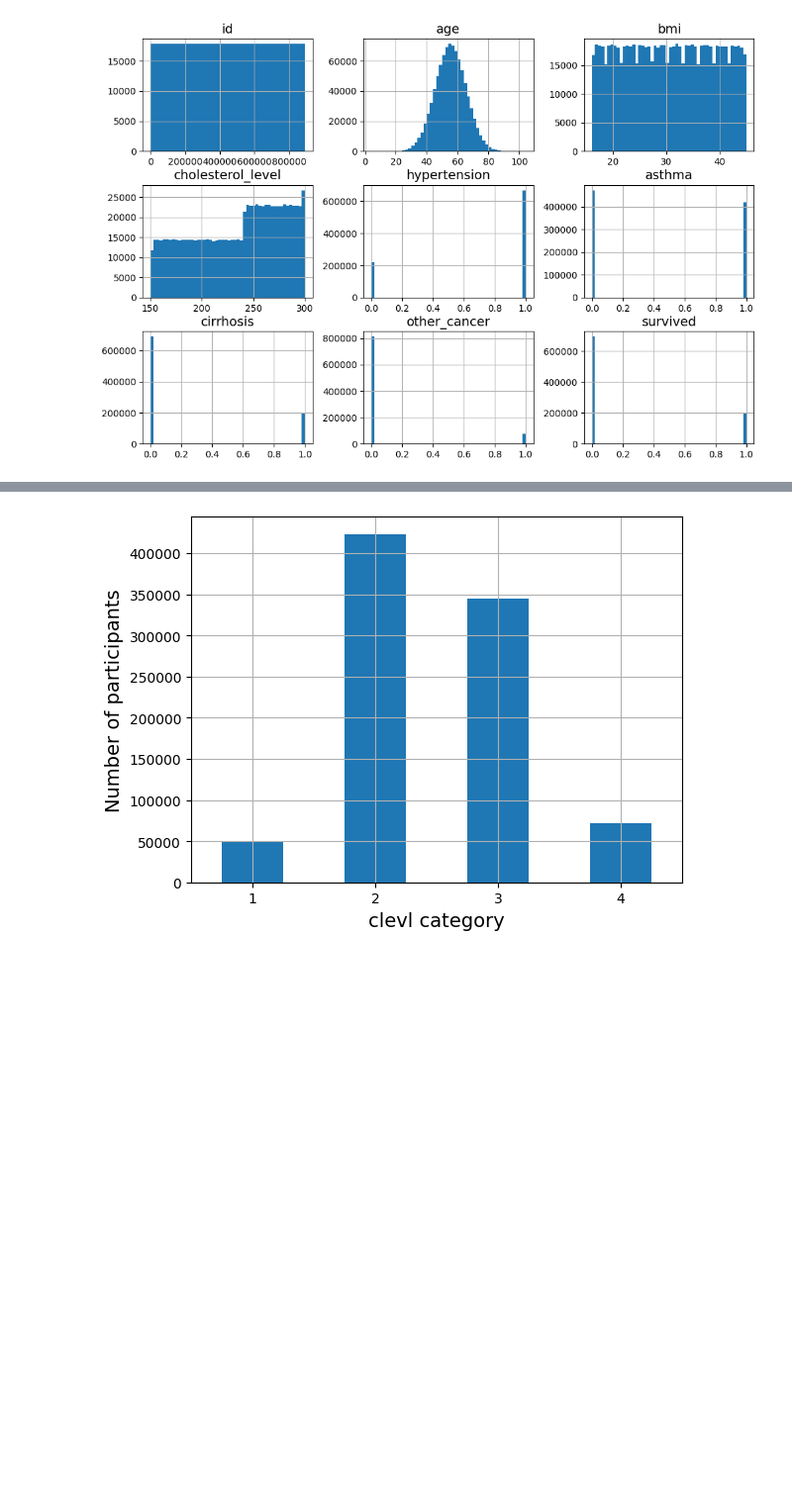
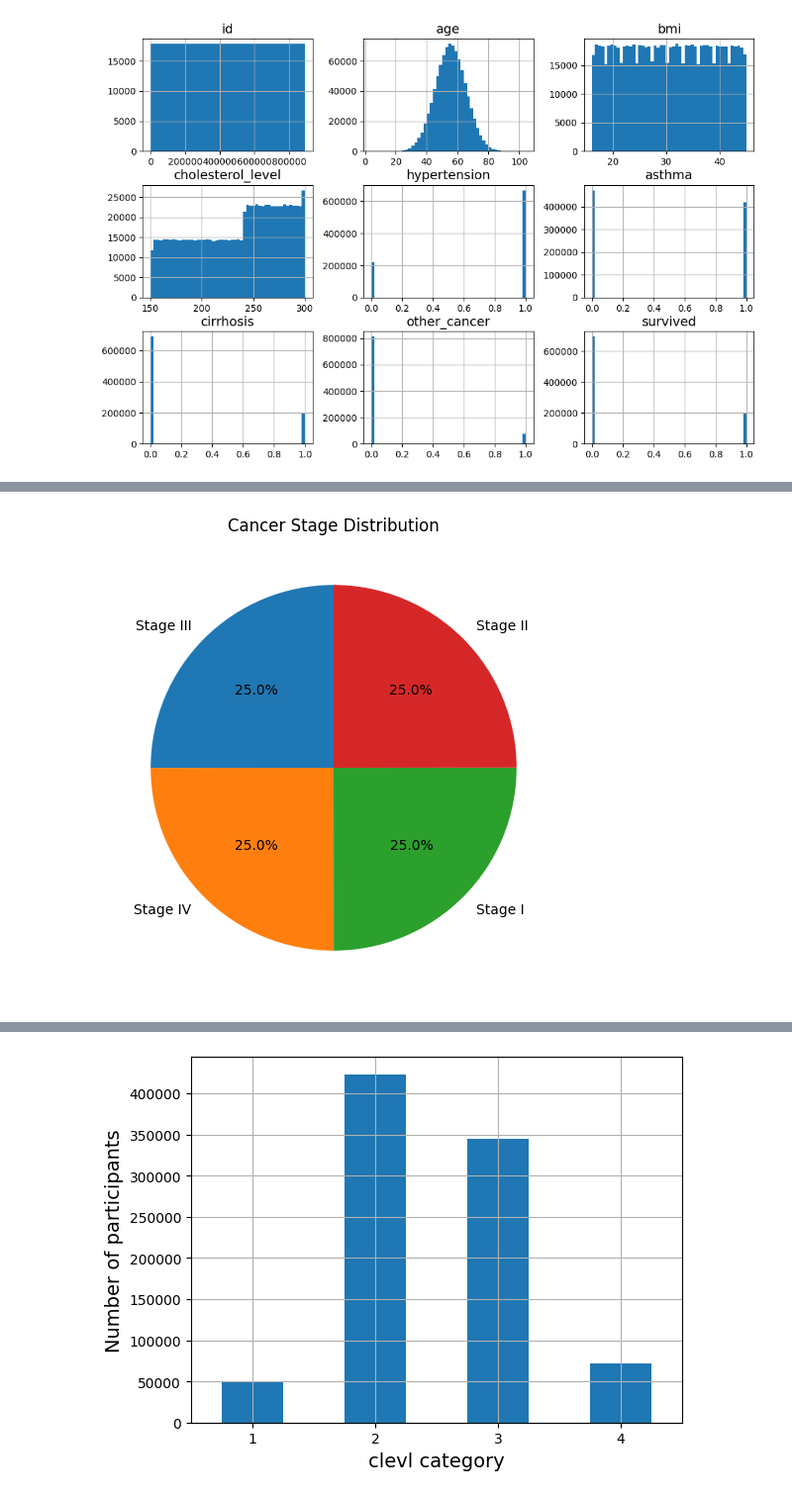
Before and after one commit to hmahaseth17/ML_LungCancer, a Jupyter notebook: Lung_Cancer_ML.ipynb, the cells around one changed output, grey strips where cells are left out. Shown: that part at 99% size. Saved outputs shown, nothing was run; the diff lists cells and outputs as text; code cells hidden in the pictures; blank space fills up the shorter version.

```diff
--- a/Lung_Cancer_ML.ipynb
+++ b/Lung_Cancer_ML.ipynb
@@ -63,0 +123,7 @@ plt.show()
+# %%
+LC_data['cancer_stage'].value_counts().plot.pie(autopct='%1.1f%%', startangle=90, figsize=(6,6))
+plt.title("Cancer Stage Distribution")
+plt.ylabel('')
+plt.show()
+# %% [output]
+[figure, added]
```
Also changed, not shown: parts of 41 cells of this notebook.
